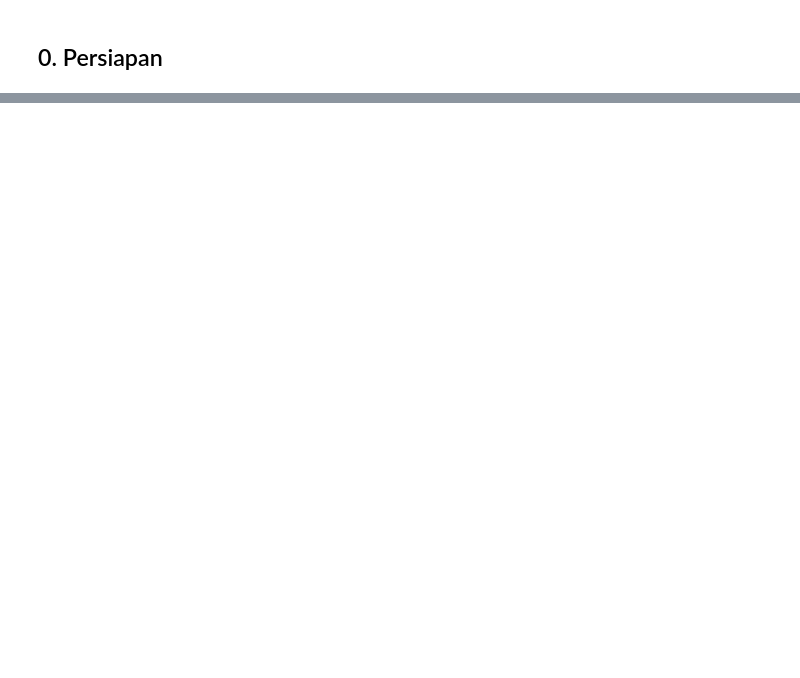
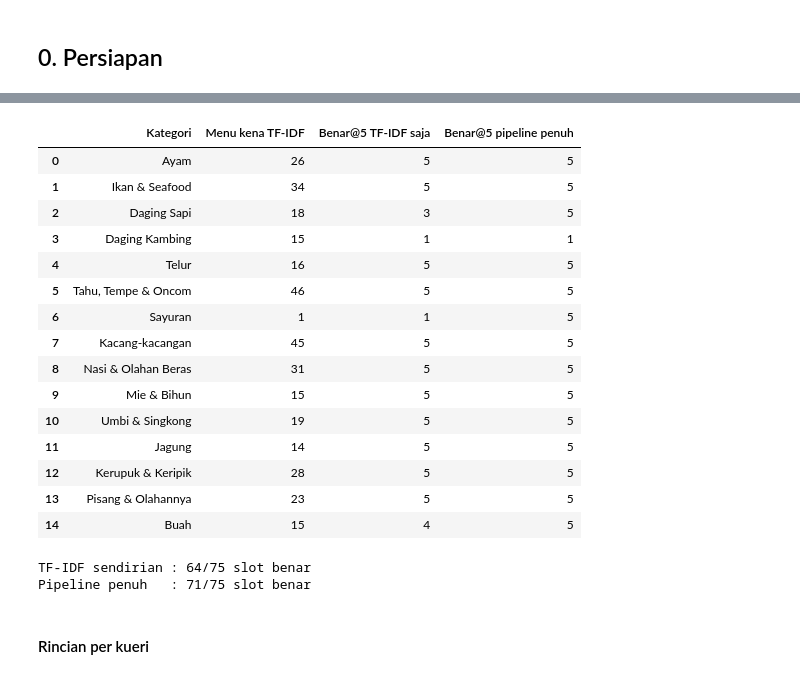
Before and after one commit to Fuad208/NutriFit, a Jupyter notebook: NutriFit_Pengujian_Performa_Akurasi.ipynb, the cells around one changed output, grey strips where cells are left out. Drawn from its saved outputs; the diff is of its cells as text; code cells hidden in the pictures; blank space fills up the shorter version.

```diff
--- a/NutriFit_Pengujian_Performa_Akurasi.ipynb
+++ b/NutriFit_Pengujian_Performa_Akurasi.ipynb
@@ -2006,0 +655,23 @@ Jumlah klaster yang dipakai dan dasar penetapannya:
+# %%
+K_EVAL = (5, 10)
+kategori_uji = [k for k in R.available_food_categories(foods) if k != R.OTHER_CATEGORY]
+print(f"Kueri diuji: {len(kategori_uji)} kategori bahan utama")
+print("Contoh CBF_Text:", repr(foods["CBF_Text"].iloc[0]))
+
+vectorizer = TfidfVectorizer(stop_words="english")
+tfidf = vectorizer.fit_transform(foods["CBF_Text"])
+print("Ukuran matriks TF-IDF:", tfidf.shape)
+print()
+
+relevansi_menu = {}
+for label_kategori in kategori_uji:
+    kueri = R.build_preference_query("", [label_kategori])
+    skor = cosine_similarity(vectorizer.transform([kueri]), tfidf).ravel()
+    urutan = np.argsort(-skor, kind="stable")
+    lolos = R.food_category_mask(foods, label_kategori).to_numpy()
+    relevansi_menu[label_kategori] = lolos[urutan]
+
+map_menu = {k: RM.mean_average_precision(relevansi_menu.values(), k) for k in K_EVAL}
+ndcg_menu = {k: RM.mean_ndcg(relevansi_menu.values(), k) for k in K_EVAL}
+for k in K_EVAL:
+    print(f"MAP@{k:<3}= {map_menu[k]:.4f}      NDCG@{k:<3}= {ndcg_menu[k]:.4f}")
@@ -2006,0 +760,40 @@ Jumlah klaster yang dipakai dan dasar penetapannya:
+# %%
+baris_bukti = []
+for label_kategori in kategori_uji:
+    kueri = R.build_preference_query("", [label_kategori])
+    skor = cosine_similarity(vectorizer.transform([kueri]), tfidf).ravel()
+    urutan_tfidf = np.argsort(-skor, kind="stable")[:5]
+    lolos = R.food_category_mask(foods, label_kategori)
+    penuh = R._rank_foods(foods, "", [label_kategori],
+                          vectorizer=vectorizer, tfidf=tfidf).head(5).index
+    baris_bukti.append({
+        "Kategori": label_kategori,
+        "Menu kena TF-IDF": int((skor > 0).sum()),
+        "Benar@5 TF-IDF saja": int(lolos.to_numpy()[urutan_tfidf].sum()),
+        "Benar@5 pipeline penuh": int(lolos.loc[penuh].sum()),
+    })
+bukti = pd.DataFrame(baris_bukti)
+display(bukti)
+print(f"TF-IDF sendirian : {bukti['Benar@5 TF-IDF saja'].sum():>2}/{5 * len(kategori_uji)} slot benar")
+print(f"Pipeline penuh   : {bukti['Benar@5 pipeline penuh'].sum():>2}/{5 * len(kategori_uji)} slot benar")
+# %% [output]
+|  | Kategori | Menu kena TF-IDF | Benar@5 TF-IDF saja | Benar@5 pipeline penuh |
+| 0 | Ayam | 26 | 5 | 5 |
+| 1 | Ikan & Seafood | 34 | 5 | 5 |
+| 2 | Daging Sapi | 18 | 3 | 5 |
+| 3 | Daging Kambing | 15 | 1 | 1 |
+| 4 | Telur | 16 | 5 | 5 |
+| 5 | Tahu, Tempe & Oncom | 46 | 5 | 5 |
+| 6 | Sayuran | 1 | 1 | 5 |
+| 7 | Kacang-kacangan | 45 | 5 | 5 |
+| 8 | Nasi & Olahan Beras | 31 | 5 | 5 |
+| 9 | Mie & Bihun | 15 | 5 | 5 |
+| 10 | Umbi & Singkong | 19 | 5 | 5 |
+| 11 | Jagung | 14 | 5 | 5 |
+| 12 | Kerupuk & Keripik | 28 | 5 | 5 |
+| 13 | Pisang & Olahannya | 23 | 5 | 5 |
+| 14 | Buah | 15 | 4 | 5 |
+TF-IDF sendirian : 64/75 slot benar
+Pipeline penuh   : 71/75 slot benar
+# %% [markdown]
+#### Rincian per kueri
```
Also changed, not shown: parts of 131 cells of this notebook, 40 other files.
